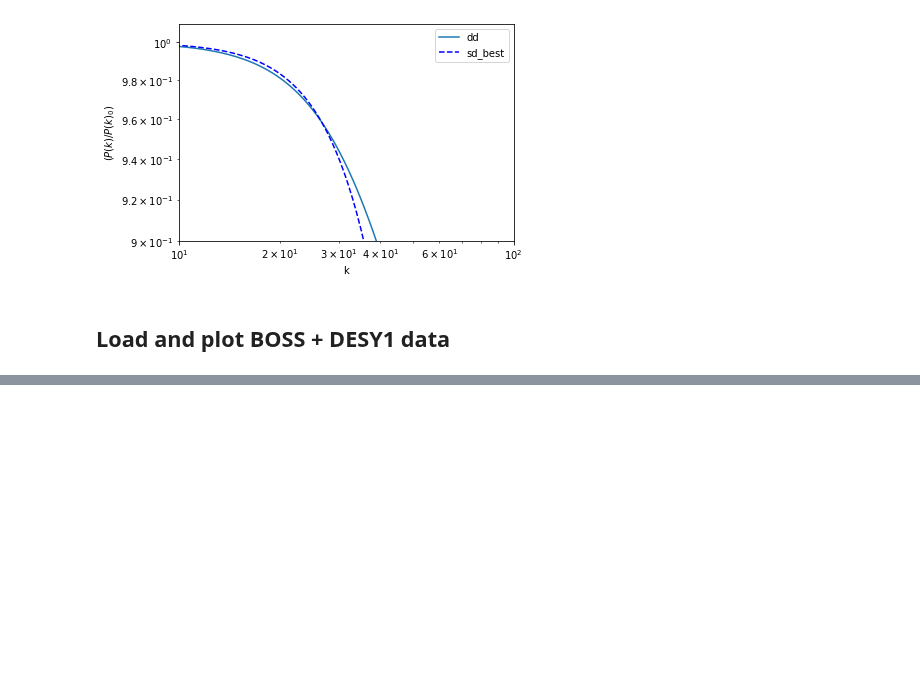
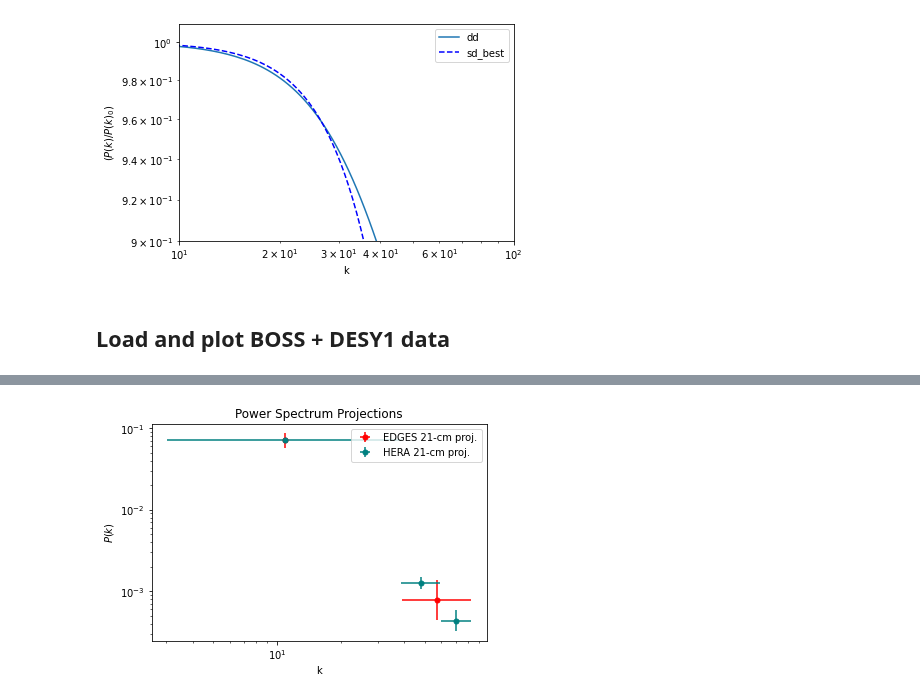
Before and after one commit to NolanSmyth/class_recoupling, a Jupyter notebook: analyze_interps.ipynb, the cells around one changed output, grey strips where cells are left out. Cells and saved outputs as stored; diff of their text form; code cells hidden in the pictures; blank space fills up the shorter version.

```diff
--- a/analyze_interps.ipynb
+++ b/analyze_interps.ipynb
@@ -274,0 +304,15 @@ plt.show()
+# %%
+plt.errorbar(dfEDGES['X'], dfEDGES['Y']*2*np.pi/dfEDGES['X']**3, xerr=xerrEDGES, yerr=yerrEDGESdim,marker='o', ms=5, color='r', ls='none', label=r'EDGES 21-cm proj.')
+plt.errorbar(dfHERA['X'], dfHERA['Y']*2*np.pi/dfHERA['X']**3, xerr=xerrHERA, yerr=yerrHERAdim, marker='o', ms=5, color='teal', ls='none', label=r'HERA 21-cm proj.')
+# plt.errorbar(dfHERA['X'], dfHERA['Y']*2*np.pi/dfHERA['X']**3, xerr=xerrHERA, yerr=yerrHERA*dfHERA['Y']*2*np.pi/dfHERA['X']**3, marker='o', ms=5, color='teal', ls='none', label=r'HERA 21-cm proj.')
+plt.xscale('log')
+plt.yscale('log')
+# plt.xlim(1,110)
+# plt.ylim(1e-8,1)
+plt.xlabel('k')
+plt.ylabel('$P(k)$')
+plt.title('Power Spectrum Projections')
+plt.legend()
+plt.show()
+# %% [output]
+[figure, added]
```
Also changed, not shown: parts of 15 cells of this notebook, 2 other files.
